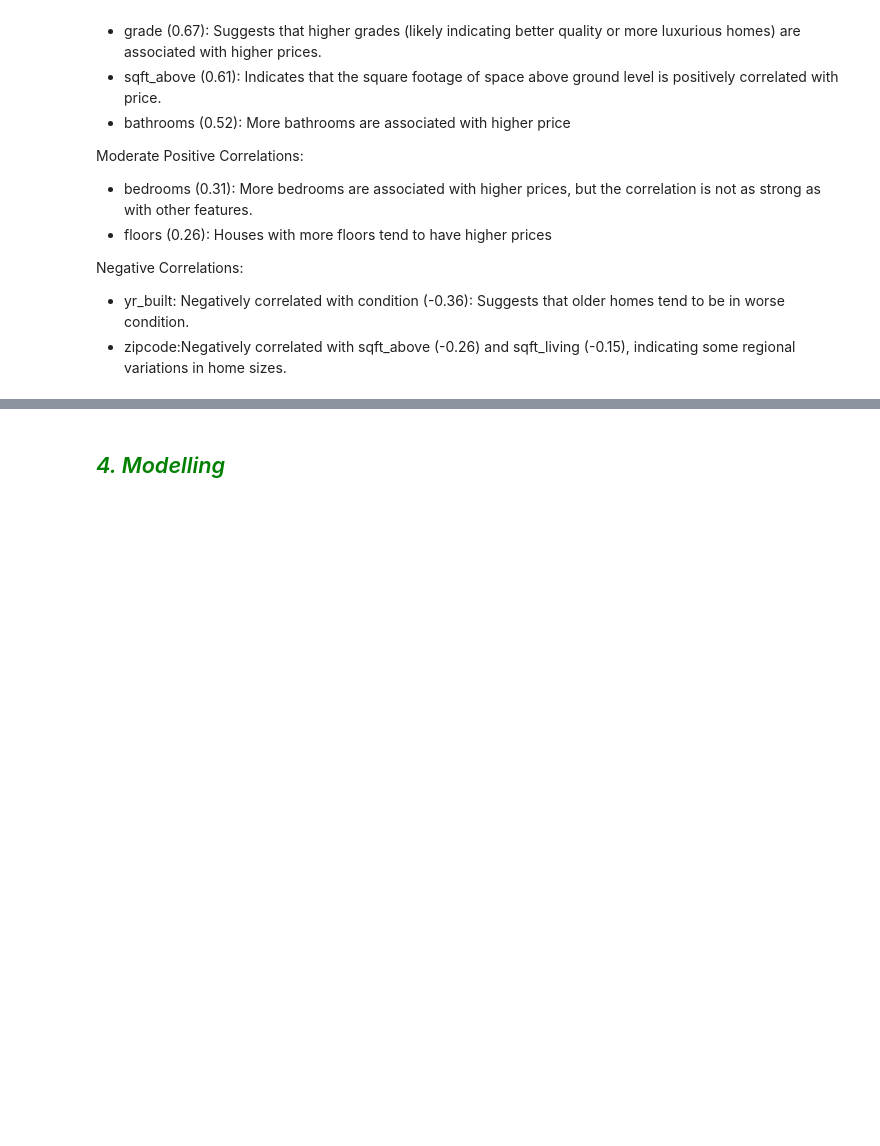
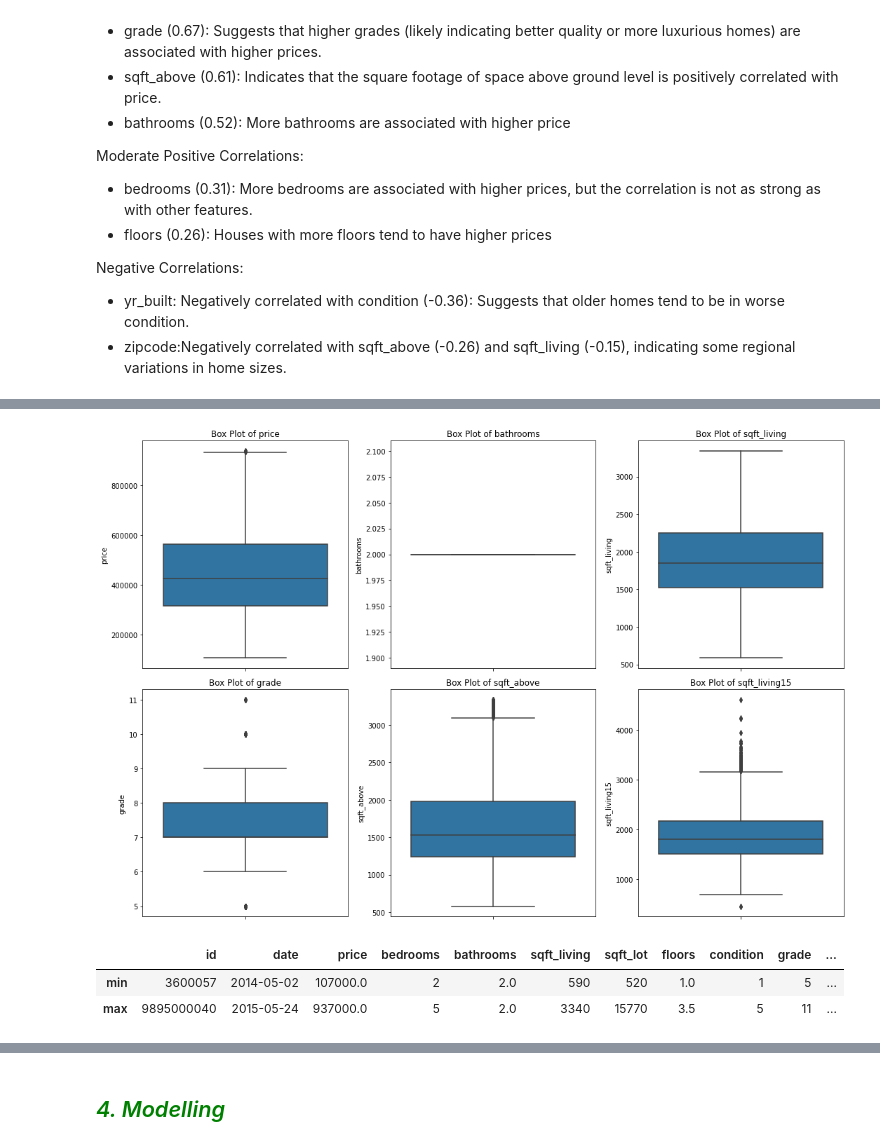
Before and after one commit to bourzat/group-2-phase-2-project, a Jupyter notebook: notebooks/kitasi.ipynb, the cells around one changed output, grey strips where cells are left out. Saved outputs shown, nothing was run; the diff lists cells and outputs as text; code cells hidden in the pictures; blank space fills up the shorter version.

```diff
--- a/notebooks/kitasi.ipynb
+++ b/notebooks/kitasi.ipynb
@@ -399,0 +462,8 @@ we can agree as a team
+# %%
+# Exctracting relevant column for the analysis
+
+rel_columns = ["price", "bathrooms", "sqft_living","grade", "sqft_above", "sqft_living15"]
+
+# loading the columns to a dataframe for analysis
+rel_df = df[rel_columns]
+rel_df.head()
@@ -399,0 +512,27 @@ we can agree as a team
+# %%
+#plotting  box plots for selected features to show outliers.
+def plot_box_plots(df, columns):
+    plt.figure(figsize=(15, 10))
+
+    for i, column in enumerate(columns, 1):
+        plt.subplot(2, 3, i)  # Adjust the number of rows and columns as needed
+        sns.boxplot(data=df, y=column)
+        plt.title(f'Box Plot of {column}')
+
+    plt.tight_layout()
+    plt.show()
+
+# Plot box plots for each feature of interest
+rel_columns = ["price", "bathrooms", "sqft_living", "grade", "sqft_above", "sqft_living15"]
+plot_box_plots(rel_df, rel_columns)
+# %% [output]
+[figure, added]
+# %%
+# Statistical view to confirm the outliers plotted above
+#df.describe()
+min_max_summary = df.agg(['min', 'max'])
+min_max_summary
+# %% [output]
+|  | id | date | price | bedrooms | bathrooms | sqft_living | sqft_lot | floors | condition | grade | ... |
+| min | 3600057 | 2014-05-02 | 107000.0 | 2 | 2.0 | 590 | 520 | 1.0 | 1 | 5 | ... |
+| max | 9895000040 | 2015-05-24 | 937000.0 | 5 | 2.0 | 3340 | 15770 | 3.5 | 5 | 11 | ... |
```
Also changed, not shown: parts of 61 cells of this notebook.
